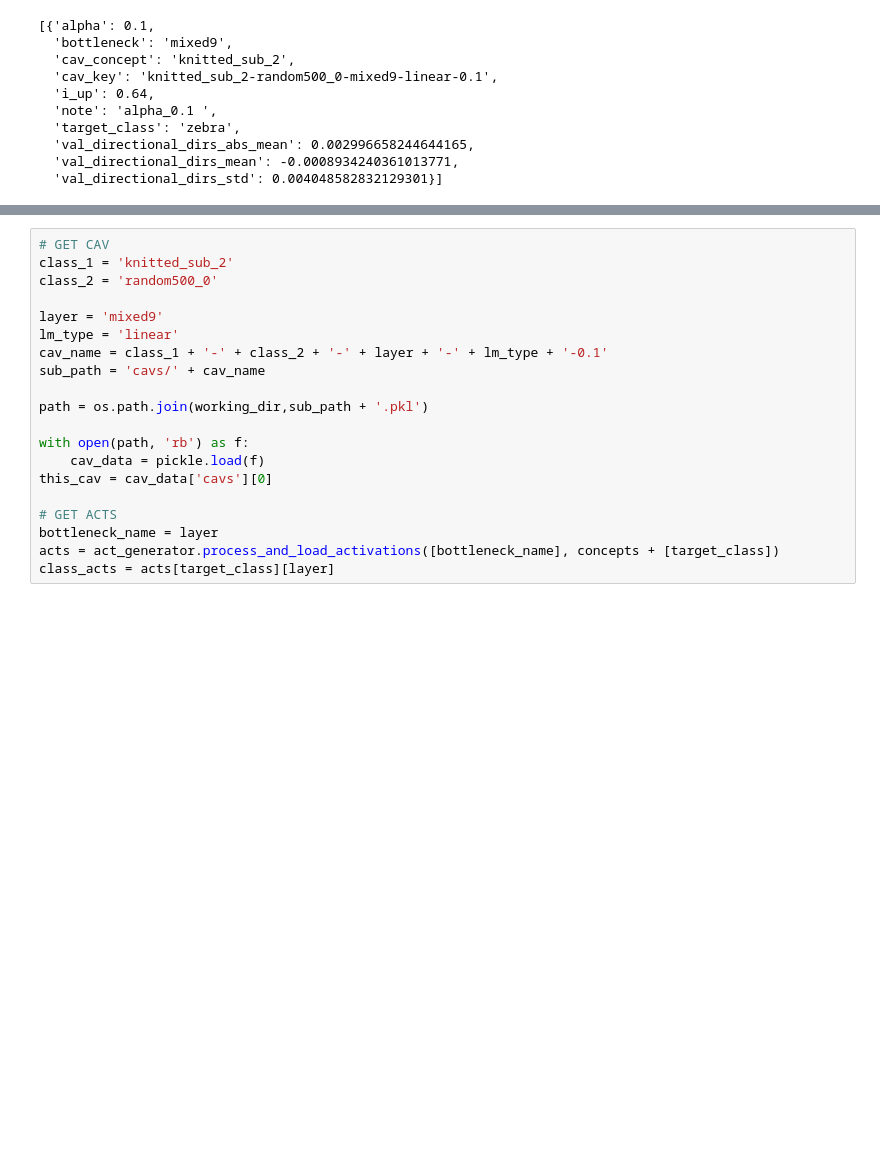
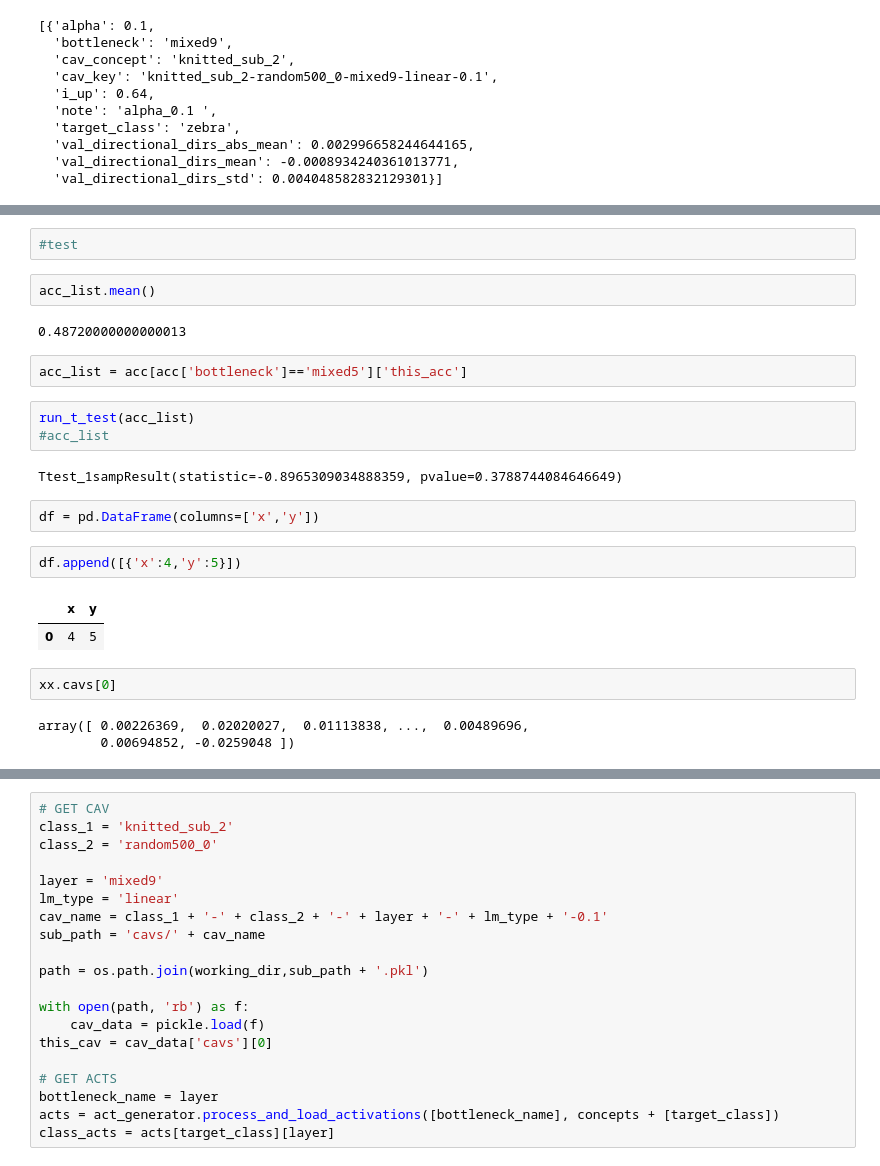
Before and after one commit to tyler-martin-12/tcav_on_azure, a Jupyter notebook: gen_cavs.ipynb, the cells around one changed output, grey strips where cells are left out. Cells and saved outputs as stored; diff of their text form; blank space fills up the shorter version.

```diff
--- a/gen_cavs.ipynb
+++ b/gen_cavs.ipynb
@@ -306,0 +373,25 @@ results
+# %%
+#test
+# %%
+acc_list.mean()
+# %% [output]
+0.48720000000000013
+# %%
+acc_list = acc[acc['bottleneck']=='mixed5']['this_acc']
+# %%
+run_t_test(acc_list)
+#acc_list
+# %% [output]
+Ttest_1sampResult(statistic=-0.8965309034888359, pvalue=0.3788744084646649)
+# %%
+df = pd.DataFrame(columns=['x','y'])
+# %%
+df.append([{'x':4,'y':5}])
+# %% [output]
+|  | x | y |
+| 0 | 4 | 5 |
+# %%
+xx.cavs[0]
+# %% [output]
+array([ 0.00226369,  0.02020027,  0.01113838, ...,  0.00489696,
+        0.00694852, -0.0259048 ])
```
Also changed, not shown: parts of 15 cells of this notebook.
